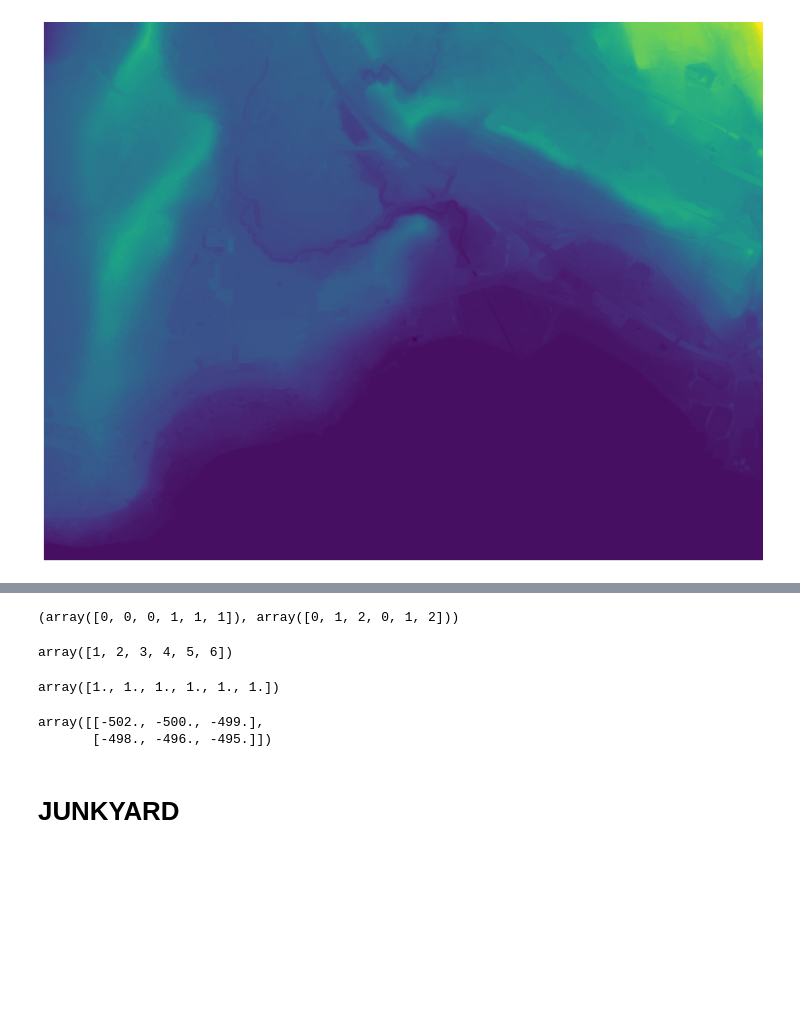
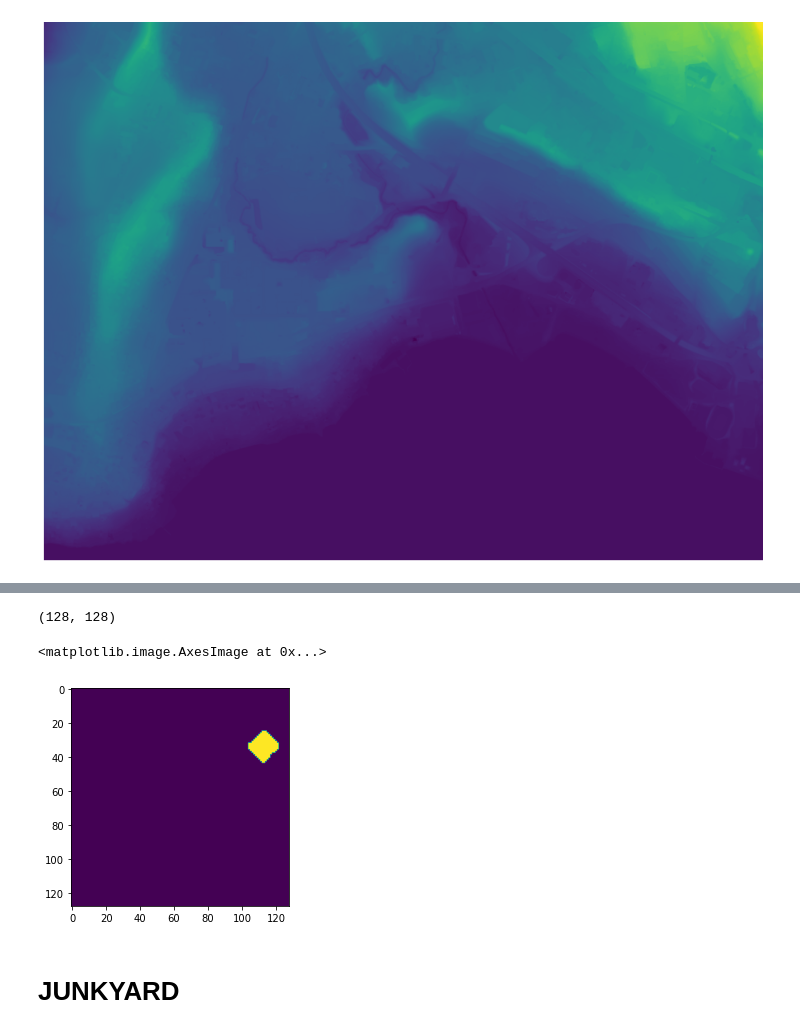
Before and after one commit to DavidResin/polycraft, a Jupyter notebook: heightmap/heightmap.ipynb, the cells around one changed output, grey strips where cells are left out. Saved outputs shown, nothing was run; the diff lists cells and outputs as text; code cells hidden in the pictures; blank space fills up the shorter version.

```diff
--- a/heightmap/heightmap.ipynb
+++ b/heightmap/heightmap.ipynb
@@ -266,13 +225,0 @@ h, w
-# %%
-coords = np.array(list(product(range(h), range(w)))).T
-tuple(coords)
-# %% [output]
-(array([0, 0, 0, 1, 1, 1]), array([0, 1, 2, 0, 1, 2]))
-# %%
-xf.T
-# %% [output]
-array([1, 2, 3, 4, 5, 6])
-# %%
-np.ones((xf.shape[0]))
-# %% [output]
-array([1., 1., 1., 1., 1., 1.])
@@ -281,10 +226,25 @@ mat = np.c_[xf.T, np.ones((xf.shape[0]))].T
-# %%
-res = np.matmul(v2y, mat)
-ret[tuple(coords)] = res[0]
-np.around(ret)
-# %% [output]
-array([[-502., -500., -499.],
-       [-498., -496., -495.]])
+# %%
+arr.shape
+# %% [output]
+(128, 128)
+# %%
+temp = arr.copy()
+temp
+bottom = np.min(temp)
+top = np.max(temp)
+
+depth = top - bottom + 1
+depth
+
+res = np.zeros(arr.shape + (depth,), dtype=bool)
+
+for d in range(depth):
+    res[..., d] = (arr >= bottom + d)
+
+plt.imshow(res[..., 9])
+# %% [output]
+<matplotlib.image.AxesImage at 0x...>
+[figure, added]
 # %% [markdown]
 # JUNKYARD
 # %%
```
Also changed, not shown: parts of 27 cells of this notebook.
